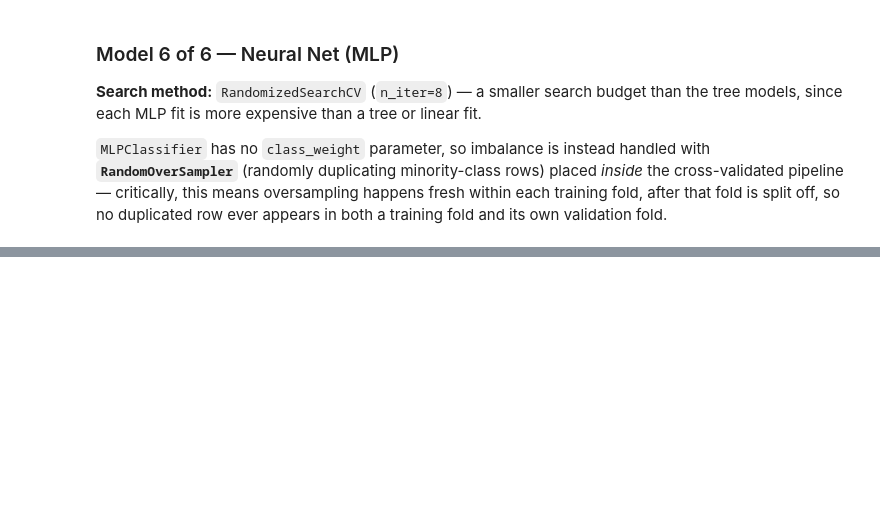
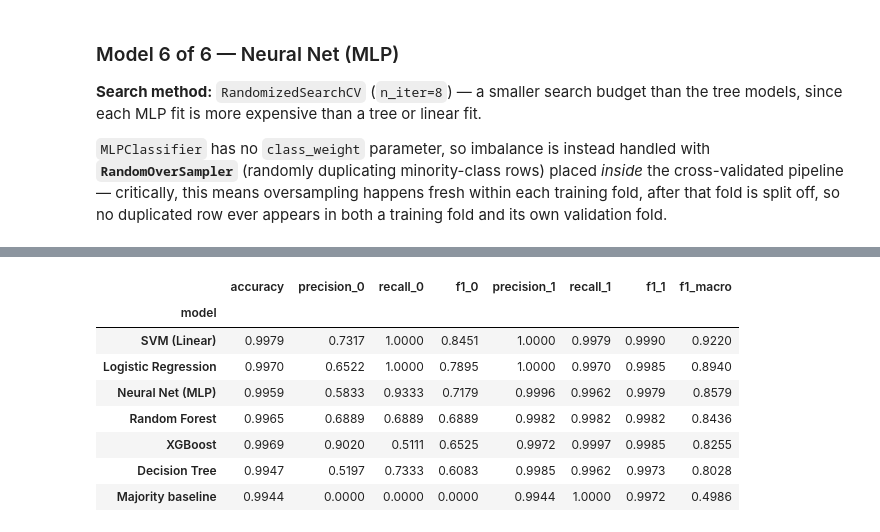
Before and after one commit to saint2706/savings-goal-classifier, a Jupyter notebook: notebooks/04_model_comparison.ipynb, the cells around one changed output, grey strips where cells are left out. Saved outputs shown, nothing was run; the diff lists cells and outputs as text; code cells hidden in the pictures; blank space fills up the shorter version.

```diff
--- a/notebooks/04_model_comparison.ipynb
+++ b/notebooks/04_model_comparison.ipynb
@@ -389,0 +305,21 @@ comparison_sorted
+# %%
+majority_pred_cv = np.full(shape=y_train.shape, fill_value=y_train.mode()[0])
+cv_rows = [evaluate("Majority baseline", y_train, majority_pred_cv)]
+
+for name, model in best_models.items():
+    oof_pred = cross_val_predict(model, X_train, y_train, cv=cv, n_jobs=-1)
+    cv_rows.append(evaluate(name, y_train, oof_pred))
+
+cv_comparison = pd.DataFrame(cv_rows).set_index("model")
+cv_comparison_sorted = cv_comparison.sort_values("f1_macro", ascending=False).round(4)
+cv_comparison_sorted
+# %% [output]
+|  | accuracy | precision_0 | recall_0 | f1_0 | precision_1 | recall_1 | f1_1 | f1_macro |
+| model |  |  |  |  |  |  |  |  |
+| SVM (Linear) | 0.9979 | 0.7317 | 1.0000 | 0.8451 | 1.0000 | 0.9979 | 0.9990 | 0.9220 |
+| Logistic Regression | 0.9970 | 0.6522 | 1.0000 | 0.7895 | 1.0000 | 0.9970 | 0.9985 | 0.8940 |
+| Neural Net (MLP) | 0.9959 | 0.5833 | 0.9333 | 0.7179 | 0.9996 | 0.9962 | 0.9979 | 0.8579 |
+| Random Forest | 0.9965 | 0.6889 | 0.6889 | 0.6889 | 0.9982 | 0.9982 | 0.9982 | 0.8436 |
+| XGBoost | 0.9969 | 0.9020 | 0.5111 | 0.6525 | 0.9972 | 0.9997 | 0.9985 | 0.8255 |
+| Decision Tree | 0.9947 | 0.5197 | 0.7333 | 0.6083 | 0.9985 | 0.9962 | 0.9973 | 0.8028 |
+| Majority baseline | 0.9944 | 0.0000 | 0.0000 | 0.0000 | 0.9944 | 1.0000 | 0.9972 | 0.4986 |
```
Also changed, not shown: parts of 40 cells of this notebook, 8 other files.
